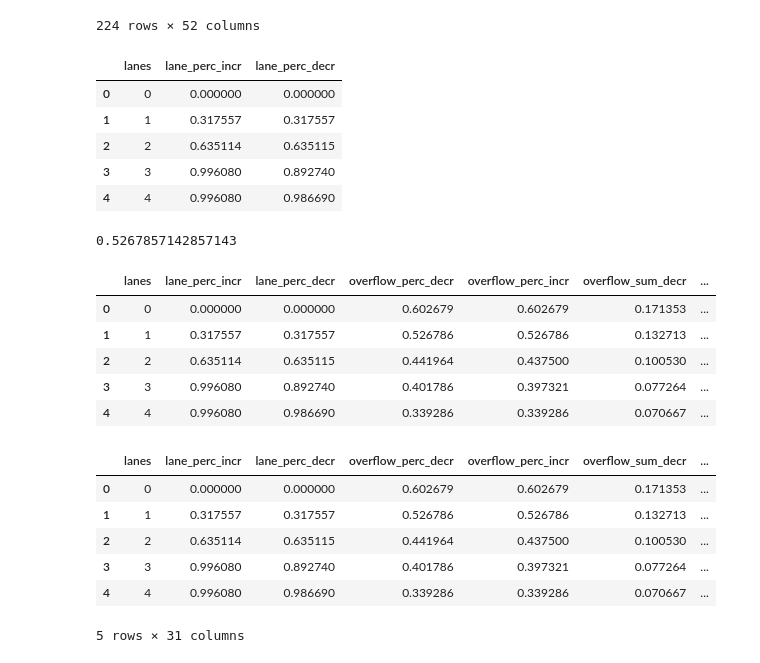
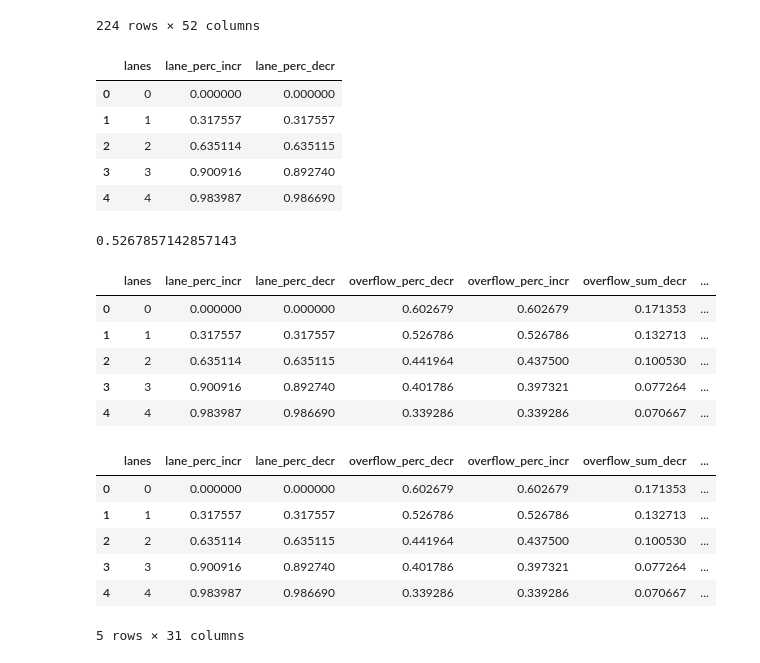
Before and after one commit to tliggett/sound_traffic, a Jupyter notebook: lanes.ipynb, the cells around one changed output. Cells and saved outputs as stored; diff of their text form; code cells hidden in the pictures.

```diff
--- a/lanes.ipynb
+++ b/lanes.ipynb
@@ -112,36 +112,36 @@ def compute_lane_percentage(traffic_data, lanes):
         total_lanes_decr = traffic_data.loc[i, 'Number of Lanes DECR MP direction']
         total_lanes_incr = traffic_data.loc[i, 'Number of Lanes INCR MP direction']
 
         if lanes <= total_lanes_decr:
             lane_traffic_decr = lane_traffic_decr + (traffic_data.loc[i, 'rush_hour_decr_mp'] * lanes/total_lanes_decr)
         else:
             lane_traffic_decr = lane_traffic_decr + traffic_data.loc[i, 'rush_hour_decr_mp']
 
-        if lanes <= total_lanes:
+        if lanes <= total_lanes_incr:
             lane_traffic_incr = lane_traffic_incr + (traffic_data.loc[i, 'rush_hour_incr_mp'] * lanes/total_lanes_incr)
         else:
             lane_traffic_incr = lane_traffic_incr + traffic_data.loc[i, 'rush_hour_incr_mp']
 
     return (lane_traffic_decr/total_traffic),(lane_traffic_incr/total_traffic)
 
 lane_perc_incr = []
 lane_perc_decr = []
 for lanes in av_lanes:
     per_decr, per_incr = compute_lane_percentage(traffic_data, lanes)
     lane_perc_decr.append(per_decr)
     lane_perc_incr.append(per_incr)
 
 
 lane_data['lane_perc_incr'], lane_data['lane_perc_decr'] = lane_perc_incr, lane_perc_decr
 
 lane_data
 # %% [output]
 |  | lanes | lane_perc_incr | lane_perc_decr |
 | 0 | 0 | 0.000000 | 0.000000 |
 | 1 | 1 | 0.317557 | 0.317557 |
 | 2 | 2 | 0.635114 | 0.635115 |
-| 3 | 3 | 0.996080 | 0.892740 |
-| 4 | 4 | 0.996080 | 0.986690 |
+| 3 | 3 | 0.900916 | 0.892740 |
+| 4 | 4 | 0.983987 | 0.986690 |
 # %%
 def compute_overflow_percentage(t_data, flow_rate_col, free_flow_col):
     count = 0
@@ -196,8 +196,8 @@ lane_data
 | 0 | 0 | 0.000000 | 0.000000 | 0.602679 | 0.602679 | 0.171353 | ... |
 | 1 | 1 | 0.317557 | 0.317557 | 0.526786 | 0.526786 | 0.132713 | ... |
 | 2 | 2 | 0.635114 | 0.635115 | 0.441964 | 0.437500 | 0.100530 | ... |
-| 3 | 3 | 0.996080 | 0.892740 | 0.401786 | 0.397321 | 0.077264 | ... |
-| 4 | 4 | 0.996080 | 0.986690 | 0.339286 | 0.339286 | 0.070667 | ... |
+| 3 | 3 | 0.900916 | 0.892740 | 0.401786 | 0.397321 | 0.077264 | ... |
+| 4 | 4 | 0.983987 | 0.986690 | 0.339286 | 0.339286 | 0.070667 | ... |
 # %%
 routes = [5, 405, 90, 520]
 
@@ -243,8 +243,8 @@ lane_data
 | 0 | 0 | 0.000000 | 0.000000 | 0.602679 | 0.602679 | 0.171353 | ... |
 | 1 | 1 | 0.317557 | 0.317557 | 0.526786 | 0.526786 | 0.132713 | ... |
 | 2 | 2 | 0.635114 | 0.635115 | 0.441964 | 0.437500 | 0.100530 | ... |
-| 3 | 3 | 0.996080 | 0.892740 | 0.401786 | 0.397321 | 0.077264 | ... |
-| 4 | 4 | 0.996080 | 0.986690 | 0.339286 | 0.339286 | 0.070667 | ... |
+| 3 | 3 | 0.900916 | 0.892740 | 0.401786 | 0.397321 | 0.077264 | ... |
+| 4 | 4 | 0.983987 | 0.986690 | 0.339286 | 0.339286 | 0.070667 | ... |
 5 rows × 31 columns
 # %%
 lane_data.to_csv("data/lane_data.csv")
```
Also changed, not shown: 6 other files.
